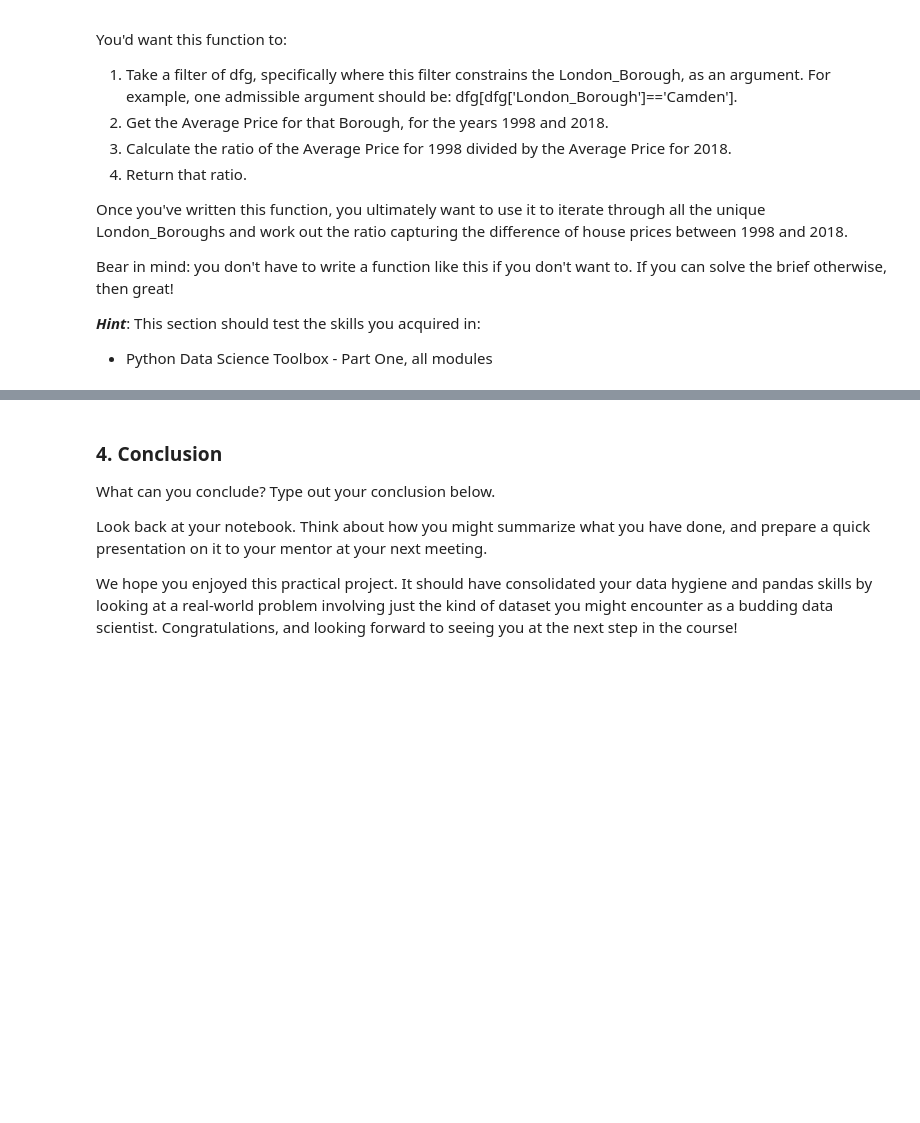
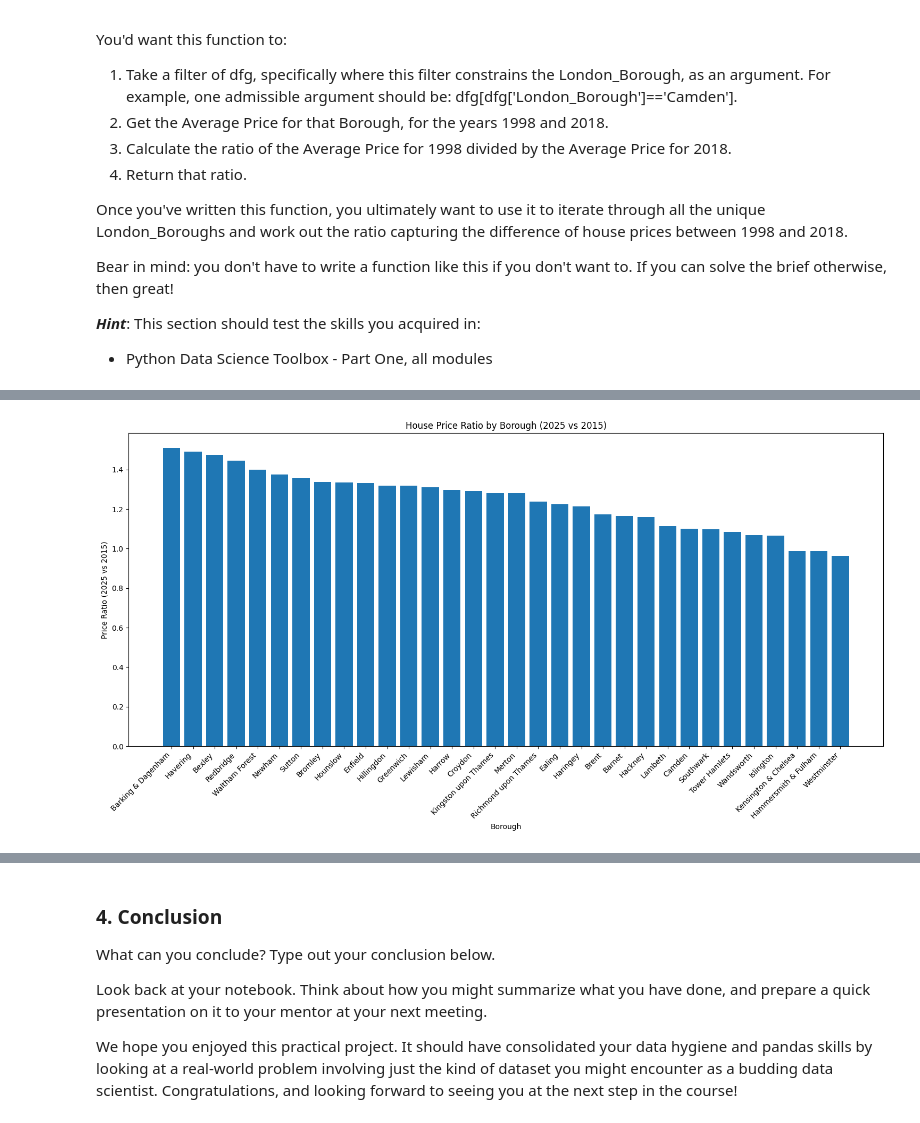
Before and after one commit to BickNutler/Springboard, a Jupyter notebook: Nicholas_Butler_Unit_4_Challenge_Tier_3.ipynb, the cells around one changed output, grey strips where cells are left out. Saved outputs shown, nothing was run; the diff lists cells and outputs as text; code cells hidden in the pictures; blank space fills up the shorter version.

```diff
--- a/Nicholas_Butler_Unit_4_Challenge_Tier_3.ipynb
+++ b/Nicholas_Butler_Unit_4_Challenge_Tier_3.ipynb
@@ -388,0 +423,23 @@ plt.show()
+# %%
+# Calculate price ratios for 2025 vs 2015
+year1 = 2015
+year2 = 2025
+price_ratios_2015_2025 = properties_filtered.groupby('Borough').apply(create_price_ratio, year1=year1, year2=year2, include_groups=False)
+
+# Create a new DataFrame from the results
+price_ratio_df_2015_2025 = price_ratios_2015_2025.reset_index(name=f'Price Ratio ({year2} vs {year1})')
+
+# Sort the DataFrame by price ratio for better visualization
+price_ratio_df_2015_2025_sorted = price_ratio_df_2015_2025.sort_values(by=f'Price Ratio ({year2} vs {year1})', ascending=False)
+
+# Create a bar plot
+plt.figure(figsize=(15, 8))
+plt.bar(price_ratio_df_2015_2025_sorted['Borough'], price_ratio_df_2015_2025_sorted[f'Price Ratio ({year2} vs {year1})'])
+plt.xticks(rotation=45, ha='right') # Rotate labels by 45 degrees and align to the right
+plt.xlabel('Borough')
+plt.ylabel(f'Price Ratio ({year2} vs {year1})')
+plt.title(f'House Price Ratio by Borough ({year2} vs {year1})')
+plt.tight_layout()
+plt.show()
+# %% [output]
+[figure, added]
```
Also changed, not shown: parts of 8 cells of this notebook.
